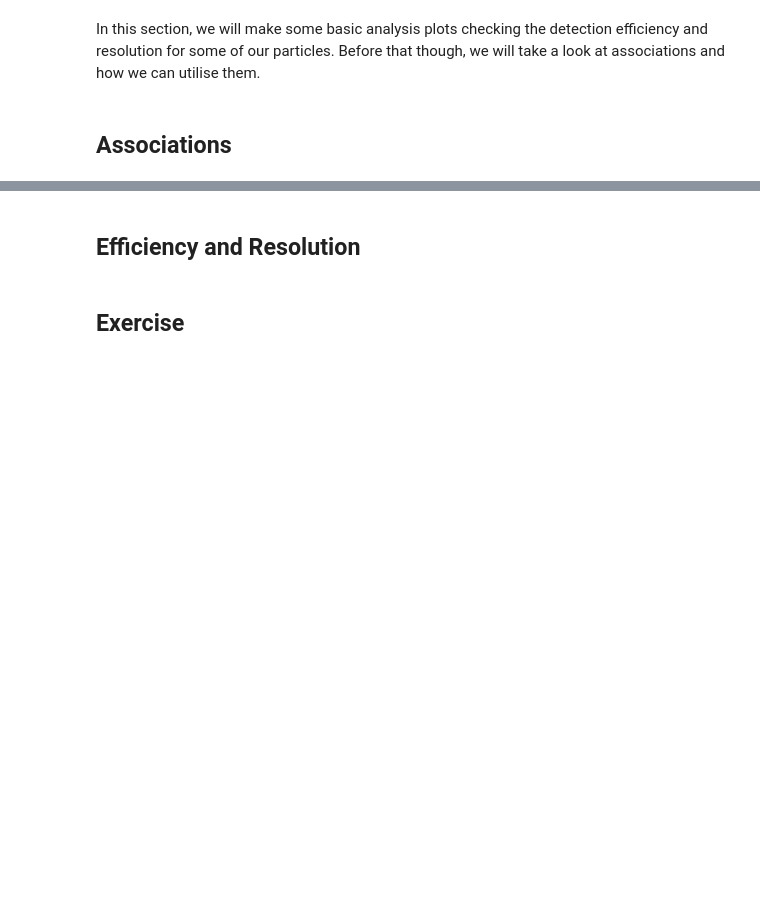
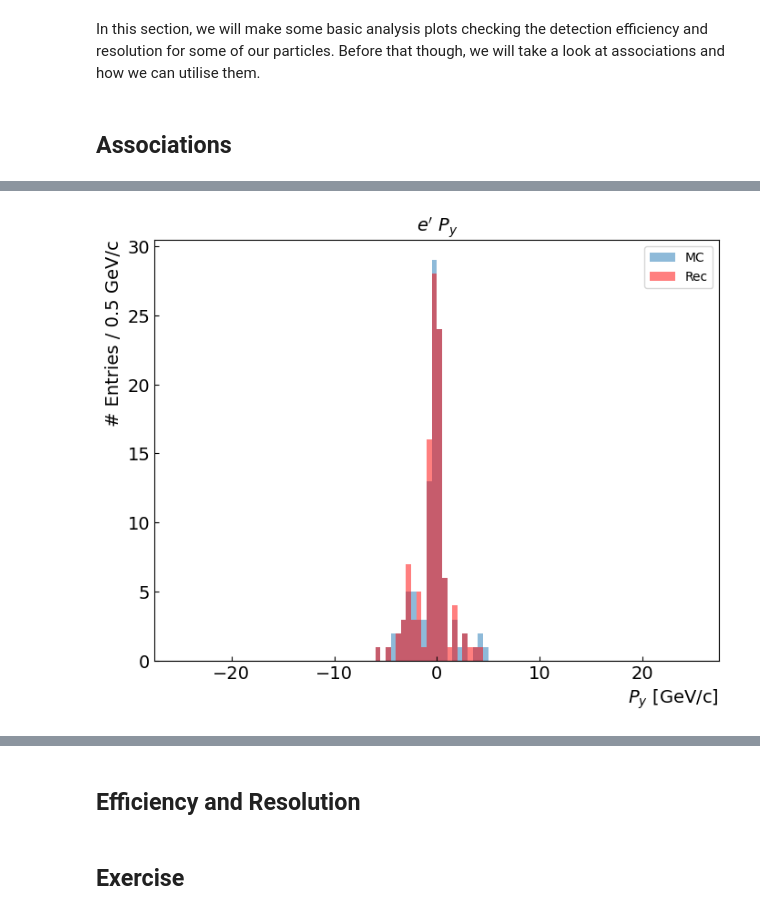
Before and after one commit to eic/HSF-India, a Jupyter notebook: Working_With_Simulation_Output/Working_With_Simulation_Output_TUTOR.ipynb, the cells around one changed output, grey strips where cells are left out. Drawn from its saved outputs; the diff is of its cells as text; code cells hidden in the pictures; blank space fills up the shorter version.

```diff
--- a/Working_With_Simulation_Output/Working_With_Simulation_Output_TUTOR.ipynb
+++ b/Working_With_Simulation_Output/Working_With_Simulation_Output_TUTOR.ipynb
@@ -310,0 +413,10 @@ In this section, we will make some basic analysis plots checking the detection e
+# %%
+plt.hist(ak.flatten(MCPartBr["MCParticles.momentum.y"][SimID][BoolElec]), bins=100, range=(-25,25),alpha=0.5, label="MC")
+plt.hist(ak.flatten(ReconChPartBr["ReconstructedChargedParticles.momentum.y"][RecID][BoolElec]), bins=100, range=(-25,25),alpha=0.5, color='r', label="Rec")
+plt.xlabel('$P_{y}$ [GeV/c]')
+plt.ylabel('# Entries / 0.5 GeV/c')
+plt.title("$e'$ $P_{y}$")
+plt.legend(loc='upper right')
+plt.show()
+# %% [output]
+[figure, added]
```
Also changed, not shown: parts of 34 cells of this notebook.
